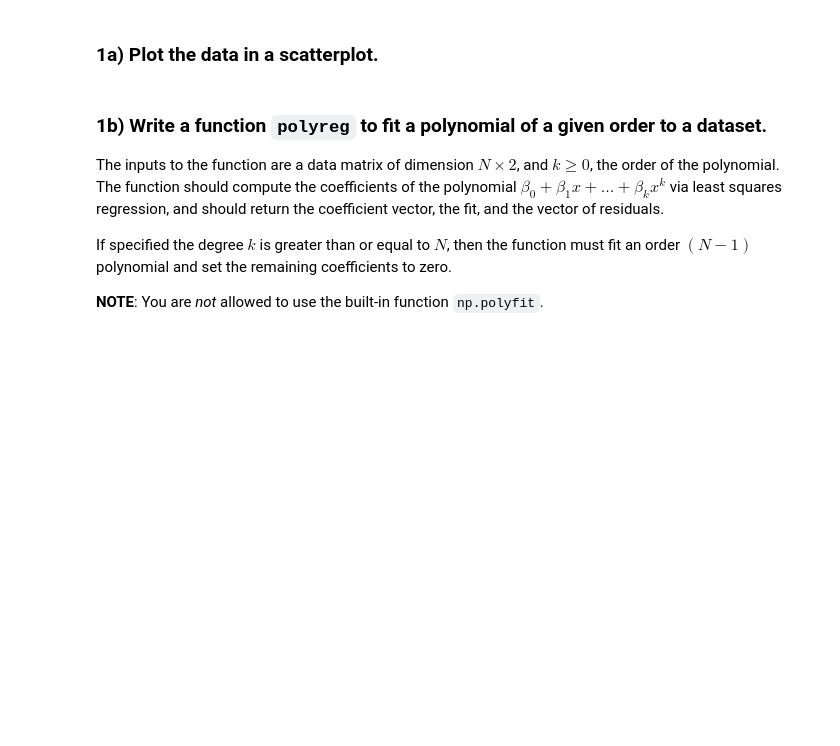
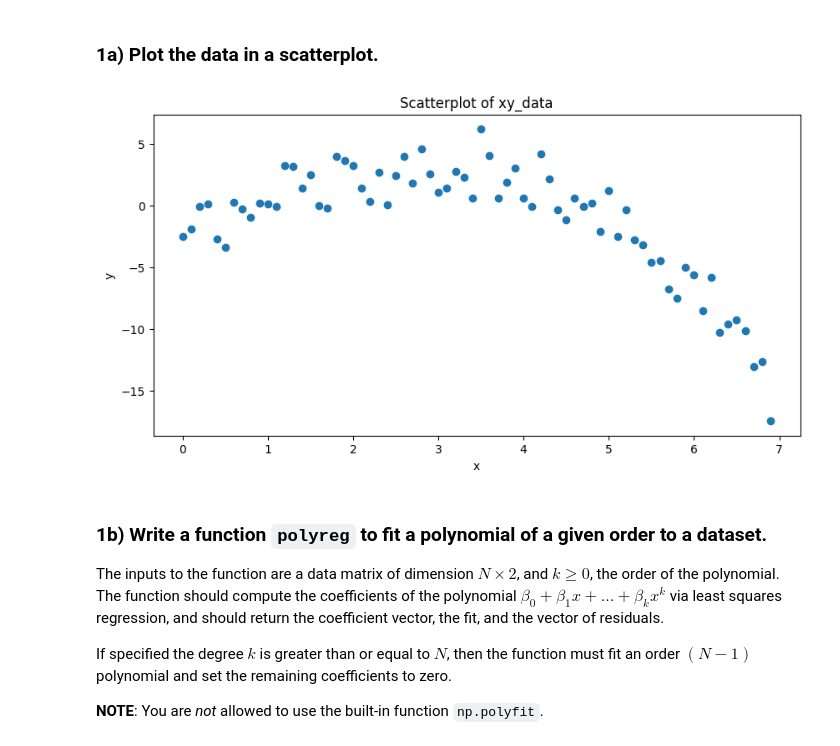
Before and after one commit to Josh-w-Harrison/Data-Science-Coursework, a Jupyter notebook: Exercises/01 Exercise Notebook 1.ipynb, the cells around one changed output. Drawn from its saved outputs; the diff is of its cells as text; code cells hidden in the pictures; blank space fills up the shorter version.

```diff
--- a/Exercises/01 Exercise Notebook 1.ipynb
+++ b/Exercises/01 Exercise Notebook 1.ipynb
@@ -23,6 +25,17 @@ The matrix `xy_data` contains $70$ rows, each a data point of the form $(x_i,y_i
 # %%
 import matplotlib.pyplot as plt
 # Your code for scatterplot here
+
+x = xy_data[:, 0]
+y = xy_data[:, 1]
+
+plt.scatter(x, y)
+plt.xlabel('x')
+plt.ylabel('y')
+plt.title('Scatterplot of xy_data')
+plt.show()
+# %% [output]
+[figure, added]
 # %% [markdown]
 ### 1b) Write a function `polyreg` to fit a polynomial of a given order to a dataset.
 The inputs to the function are a data matrix of dimension $N \times 2$,  and $k \geq 0$, the order of the polynomial.   The function should compute the coefficients of the polynomial $\beta_0 + \beta_1 x +  \ldots  +\beta_k x^{k}$ via least squares regression, and should return the coefficient vector, the fit, and the vector of residuals.
```
Also changed, not shown: parts of 7 cells of this notebook, 9 other files.
